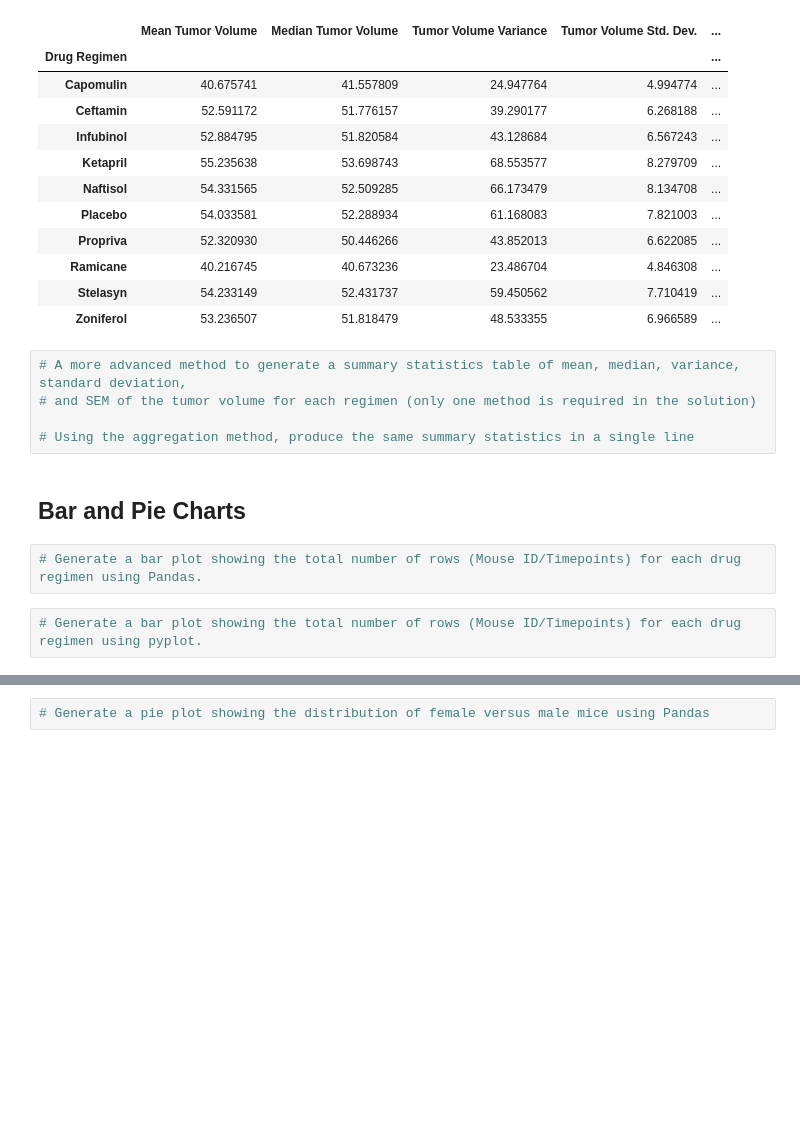
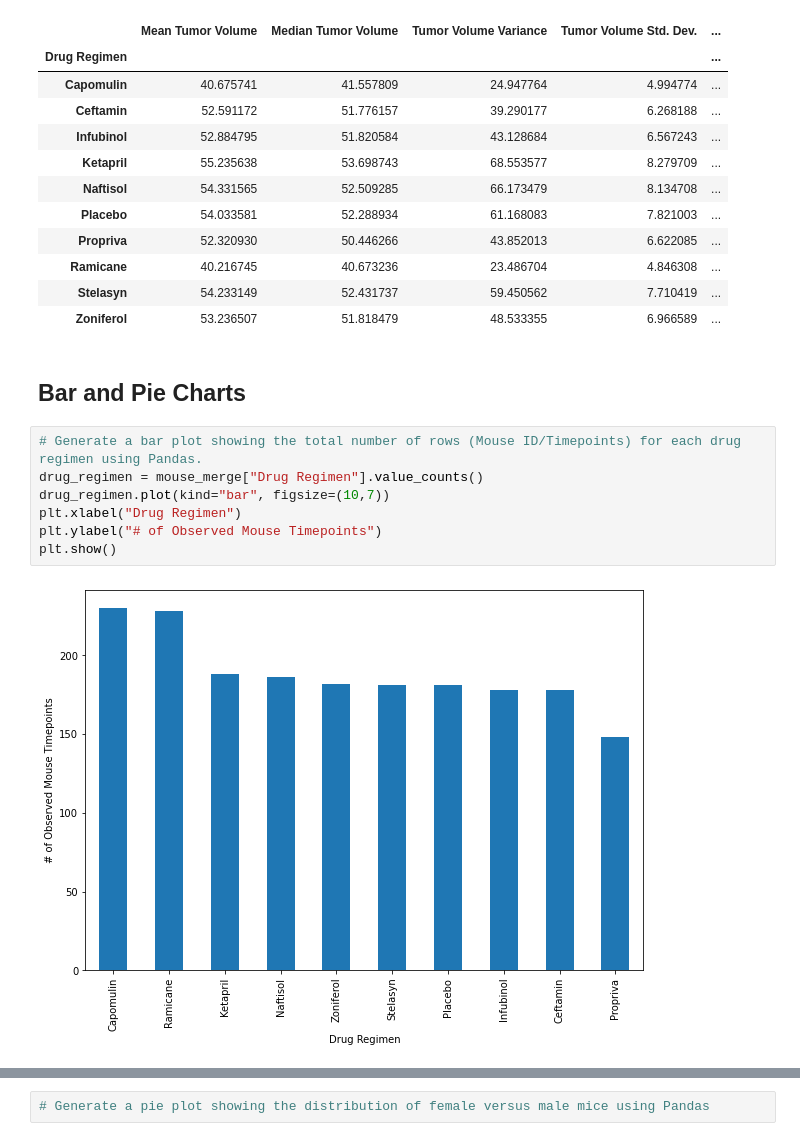
Before and after one commit to daniklafrance/matplotlib_challenge, a Jupyter notebook: Pymaceuticals/pymaceuticals.ipynb, the cells around one changed output, grey strips where cells are left out. Drawn from its saved outputs; the diff is of its cells as text; blank space fills up the shorter version.

```diff
--- a/Pymaceuticals/pymaceuticals.ipynb
+++ b/Pymaceuticals/pymaceuticals.ipynb
@@ -124,14 +125,14 @@ mouse_regimen_summary
 | Ramicane | 40.216745 | 40.673236 | 23.486704 | 4.846308 | ... |
 | Stelasyn | 54.233149 | 52.431737 | 59.450562 | 7.710419 | ... |
 | Zoniferol | 53.236507 | 51.818479 | 48.533355 | 6.966589 | ... |
-# %%
-# A more advanced method to generate a summary statistics table of mean, median, variance, standard deviation,
-# and SEM of the tumor volume for each regimen (only one method is required in the solution)
-
-# Using the aggregation method, produce the same summary statistics in a single line
 # %% [markdown]
 ## Bar and Pie Charts
 # %%
 # Generate a bar plot showing the total number of rows (Mouse ID/Timepoints) for each drug regimen using Pandas.
+drug_regimen = mouse_merge["Drug Regimen"].value_counts()
+drug_regimen.plot(kind="bar", figsize=(10,7))
+plt.xlabel("Drug Regimen")
+plt.ylabel("# of Observed Mouse Timepoints")
+plt.show()
+# %% [output]
+[figure, added]
-# %%
-# Generate a bar plot showing the total number of rows (Mouse ID/Timepoints) for each drug regimen using pyplot.
```
Also changed, not shown: parts of 2 cells of this notebook.
